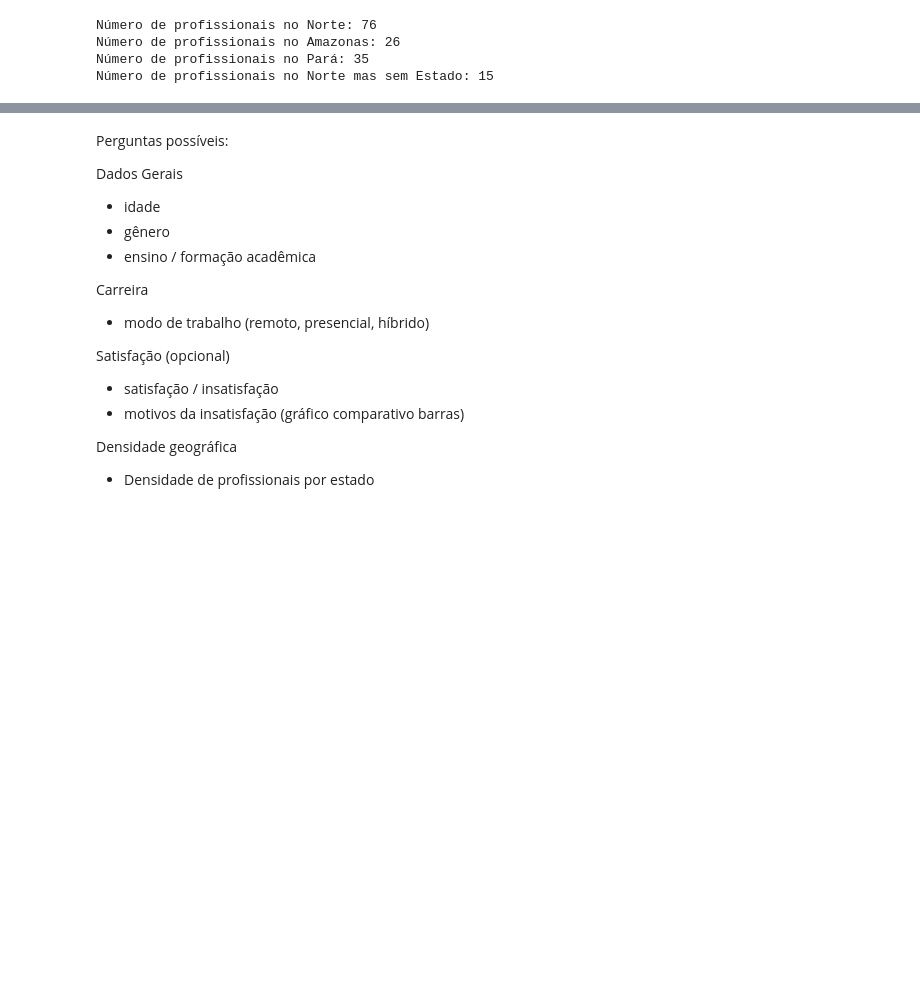
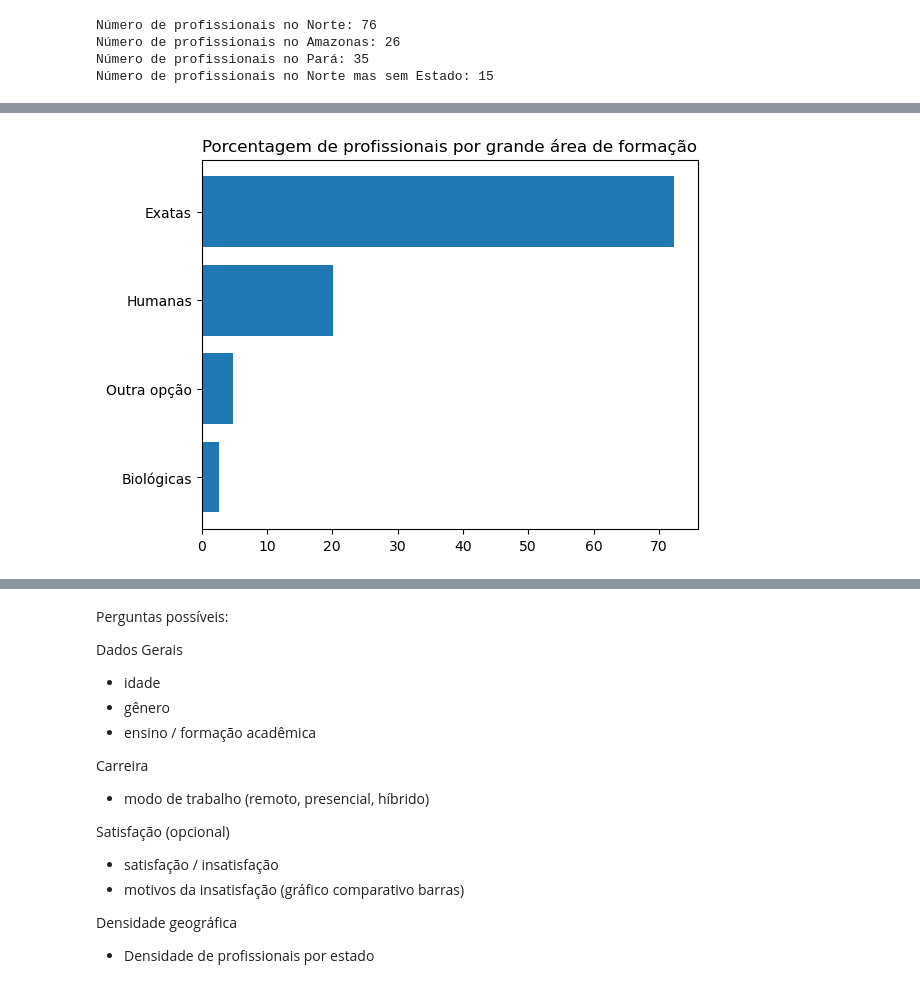
Before and after one commit to dallaqua/Trabalho_Santander_Coders_TPI, a Jupyter notebook: analise_mercado_dados_2022.ipynb, the cells around one changed output, grey strips where cells are left out. Cells and saved outputs as stored; diff of their text form; code cells hidden in the pictures; blank space fills up the shorter version.

```diff
--- a/analise_mercado_dados_2022.ipynb
+++ b/analise_mercado_dados_2022.ipynb
@@ -231,0 +254,27 @@ dados[colunas]
+# %%
+dict_areas = {
+  'Ciências Sociais':                                                       'Humanas',
+  'Ciências Biológicas/ Farmácia/ Medicina/ Área da Saúde':                 'Biológicas',
+  'Química / Física':                                                       'Exatas',
+  'Marketing / Publicidade / Comunicação / Jornalismo':                     'Humanas',
+  'Outra opção':                                                            'Outra opção',
+  'Estatística/ Matemática / Matemática Computacional/ Ciências Atuariais': 'Exatas',
+  'Economia/ Administração / Contabilidade / Finanças/ Negócios':           'Humanas',
+  'Outras Engenharias':                                                     'Exatas',
+  'Computação / Engenharia de Software / Sistemas de Informação/ TI':       'Exatas'
+}
+
+#df_parte_1_area_formacao                = df_parte_1["('P1_m ', 'Área de Formação')"].copy()
+grandes_areas          = [dict_areas[x] for x in df_parte_1["('P1_m ', 'Área de Formação')"].to_list() if not pd.isna(x)]
+df_grandes_areas       = pd.DataFrame(grandes_areas,columns=['Grande Área'])
+df_grandes_areas_group = df_grandes_areas.groupby('Grande Área')['Grande Área'].count().sort_values()
+df_grandes_areas_group = 100 * df_grandes_areas_group / df_grandes_areas_group.sum()
+indexes_grandes_areas  = df_grandes_areas_group.index
+values_grandes_areas   = df_grandes_areas_group.values
+
+plt.barh(indexes_grandes_areas, values_grandes_areas)
+plt.title('Porcentagem de profissionais por grande área de formação');
+
+plt.pie(df_grandes_areas_group, labels = ['Humanas','Exatas','Outra opção','Bioló'], autopct='%1.1f%%')
+# %% [output]
+[figure, added]
```
Also changed, not shown: parts of 14 cells of this notebook.
